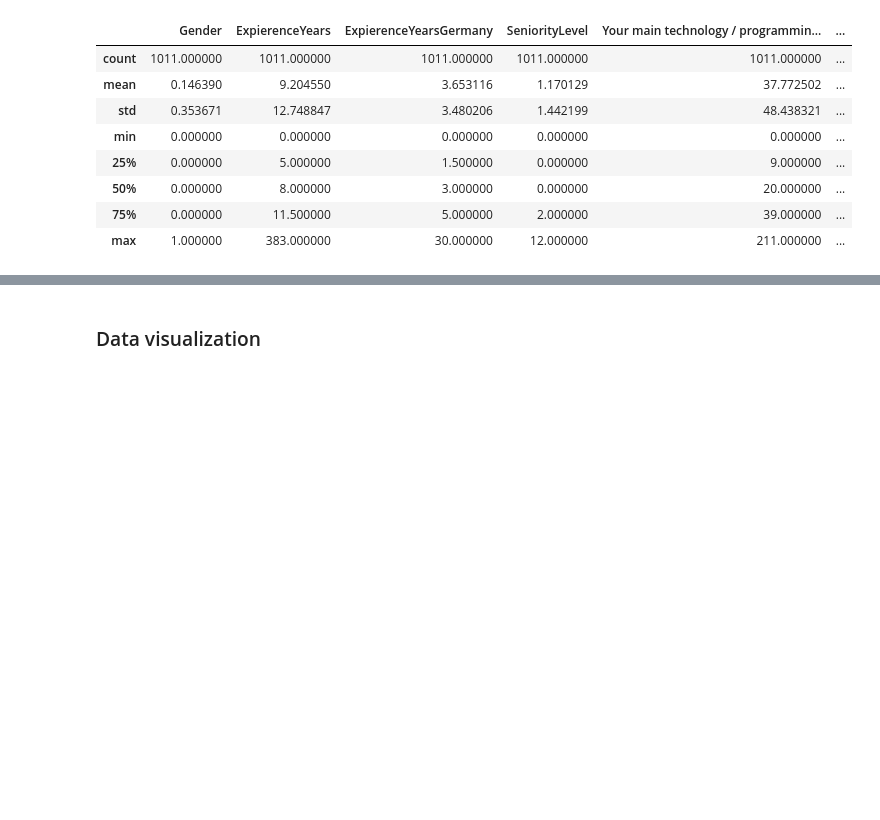
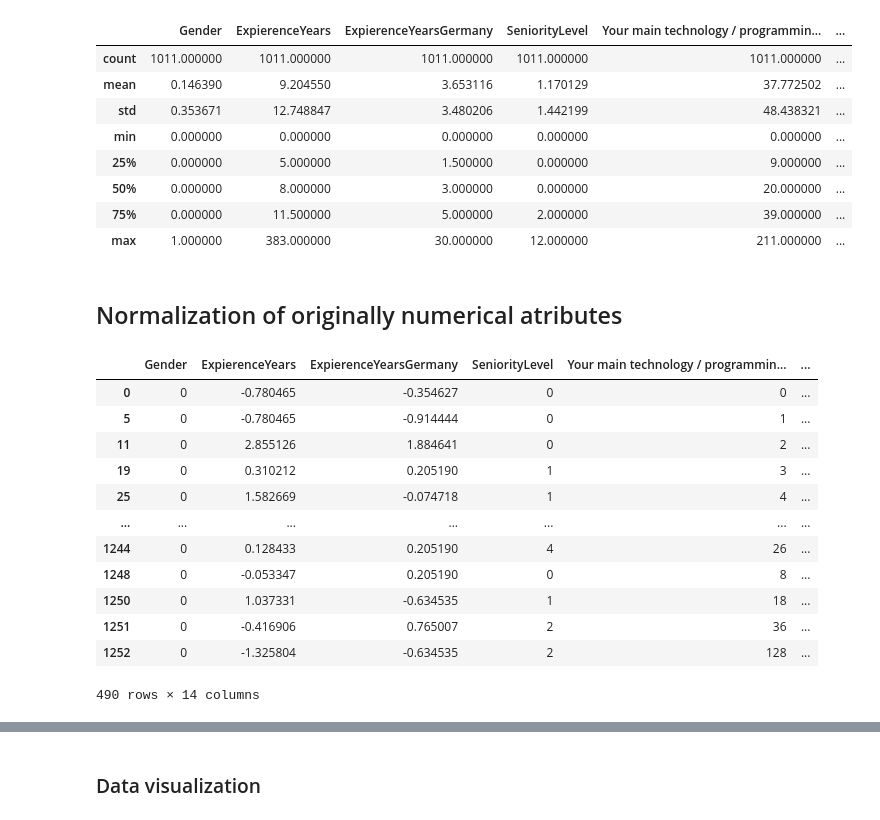
Before and after one commit to MatejMistik/upa-p2-data-analysis, a Jupyter notebook: main.ipynb, the cells around one changed output, grey strips where cells are left out. Drawn from its saved outputs; the diff is of its cells as text; code cells hidden in the pictures; blank space fills up the shorter version.

```diff
--- a/main.ipynb
+++ b/main.ipynb
@@ -1745,3 +1731,25 @@ None
 | 50% | 0.000000 | 8.000000 | 3.000000 | 0.000000 | 20.000000 | ... |
 | 75% | 0.000000 | 11.500000 | 5.000000 | 2.000000 | 39.000000 | ... |
 | max | 1.000000 | 383.000000 | 30.000000 | 12.000000 | 211.000000 | ... |
+# %% [markdown]
+## Normalization of originally numerical atributes
+# %%
+# originally numerical atributes normalization (Z score)
+for column in numericalCols:
+    dfDropped[column] = (dfDropped[column] - dfDropped[column].mean()) / dfDropped[column].std()
+
+display(dfDropped)
+# %% [output]
+|  | Gender | ExpierenceYears | ExpierenceYearsGermany | SeniorityLevel | Your main technology / programmin... | ... |
+| 0 | 0 | -0.780465 | -0.354627 | 0 | 0 | ... |
+| 5 | 0 | -0.780465 | -0.914444 | 0 | 1 | ... |
+| 11 | 0 | 2.855126 | 1.884641 | 0 | 2 | ... |
+| 19 | 0 | 0.310212 | 0.205190 | 1 | 3 | ... |
+| 25 | 0 | 1.582669 | -0.074718 | 1 | 4 | ... |
+| ... | ... | ... | ... | ... | ... | ... |
+| 1244 | 0 | 0.128433 | 0.205190 | 4 | 26 | ... |
+| 1248 | 0 | -0.053347 | 0.205190 | 0 | 8 | ... |
+| 1250 | 0 | 1.037331 | -0.634535 | 1 | 18 | ... |
+| 1251 | 0 | -0.416906 | 0.765007 | 2 | 36 | ... |
+| 1252 | 0 | -1.325804 | -0.634535 | 2 | 128 | ... |
+490 rows × 14 columns
```
Also changed, not shown: parts of 21 cells of this notebook.
